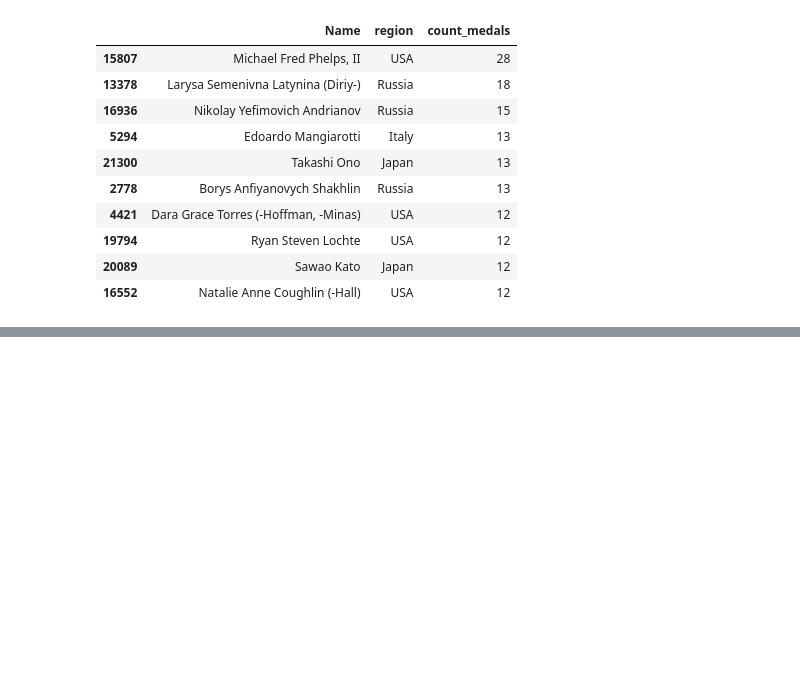
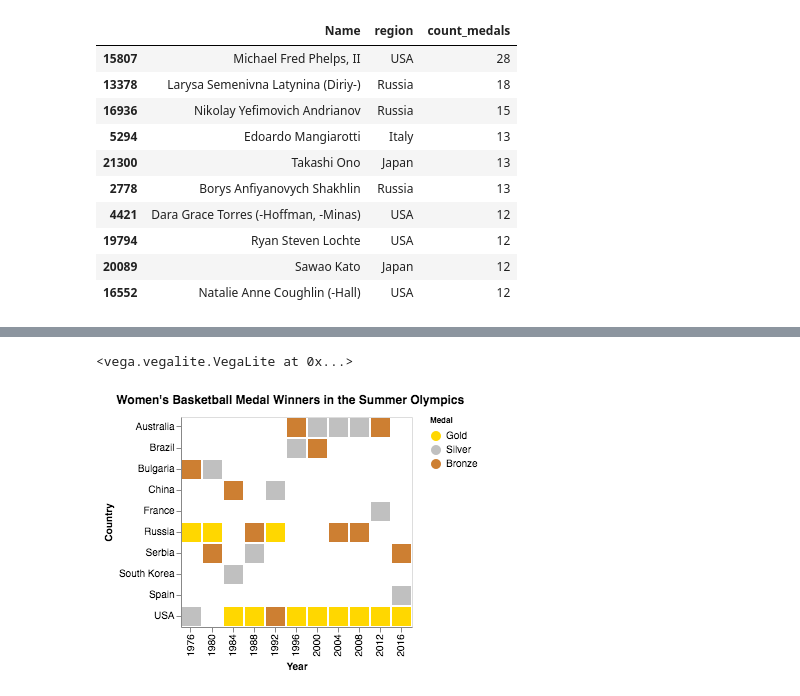
Before and after one commit to sarthakbatragatech/OlympicViz, a Jupyter notebook: 6. Medals.ipynb, the cells around one changed output, grey strips where cells are left out. Drawn from its saved outputs; the diff is of its cells as text; code cells hidden in the pictures; blank space fills up the shorter version.

```diff
--- a/6. Medals.ipynb
+++ b/6. Medals.ipynb
@@ -69,0 +87,19 @@ alt.Chart(basketball_medal).mark_rect().encode(
+# %%
+chart2 = alt.Chart(women_basketball_medal).mark_rect().encode(
+    alt.Y('region:N', title='Country'),
+    alt.X('Year:O', title='Year'),
+    alt.Color('Medal:N', sort=['Gold','Silver', 'Bronze'], scale=alt.Scale(
+            domain=['Gold', 'Silver', 'Bronze'],
+            range=['#FFD700	', '#C0C0C0', '#cd7f32']), legend=alt.Legend(
+            title="Medal"))
+)
+# %%
+chart2 = chart2.properties(title="Women's Basketball Medal Winners in the Summer Olympics")
+chart2 = chart2.configure(title = alt.VgTitleConfig(fontSize=12, offset=10))
+chart2 = chart2.configure_legend(titleFontSize=8)
+chart2 = chart2.configure_axis(titleFontSize=10)
+# %%
+chart2
+# %% [output]
+<vega.vegalite.VegaLite at 0x...>
+[figure, added]
```
Also changed, not shown: parts of 8 cells of this notebook, 3 other files.
